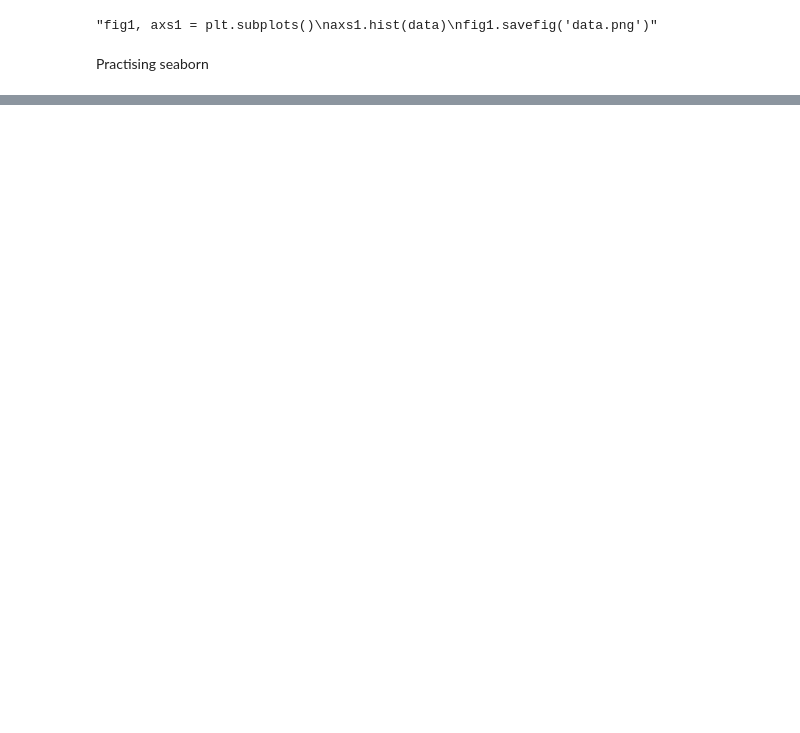
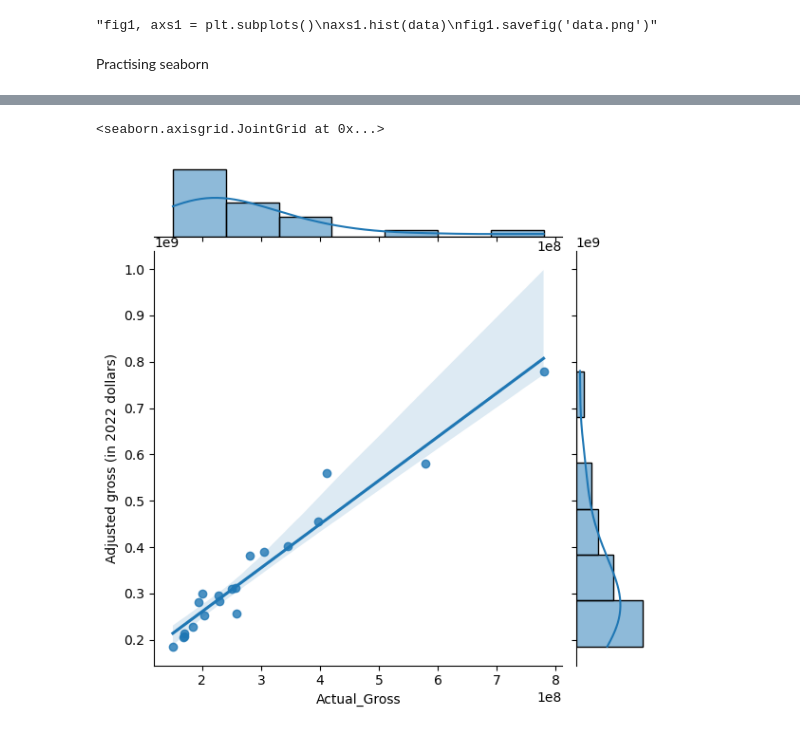
Before and after one commit to Limbu-Unish/Pandas_Content, a Jupyter notebook: Datavisualization_Finalized_dataset.ipynb, the cells around one changed output, grey strips where cells are left out. Drawn from its saved outputs; the diff is of its cells as text; code cells hidden in the pictures; blank space fills up the shorter version.

```diff
--- a/Datavisualization_Finalized_dataset.ipynb
+++ b/Datavisualization_Finalized_dataset.ipynb
@@ -119,0 +122,6 @@ sns.displot(data = data)
+# %%
+#Practising joint plot
+sns.jointplot(x = df['Actual_Gross'], y = df['Adjusted gross (in 2022 dollars)'], kind = 'reg')
+# %% [output]
+<seaborn.axisgrid.JointGrid at 0x...>
+[figure, added]
```
Also changed, not shown: parts of 9 cells of this notebook.
